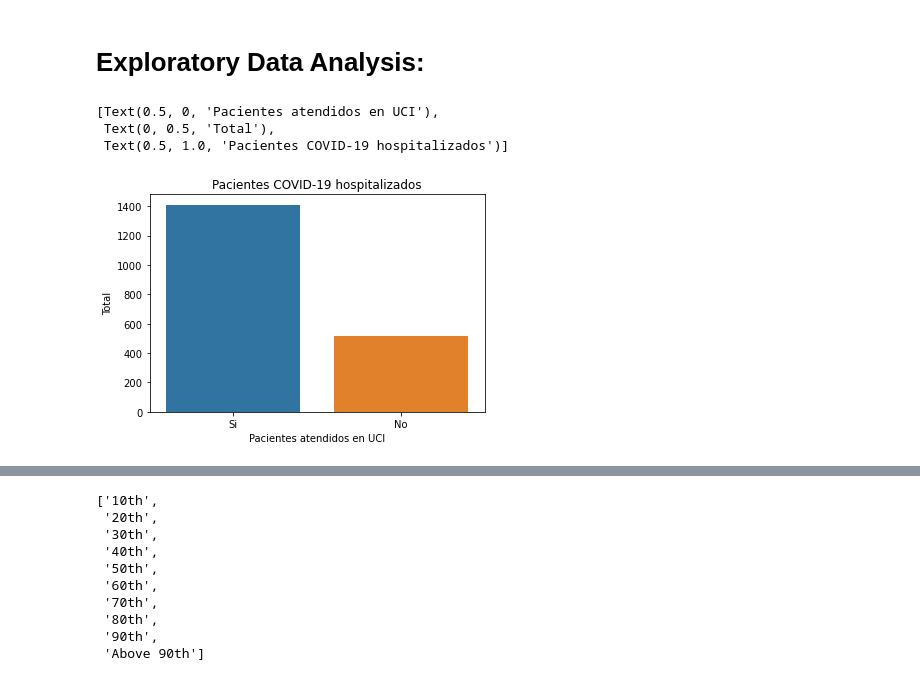
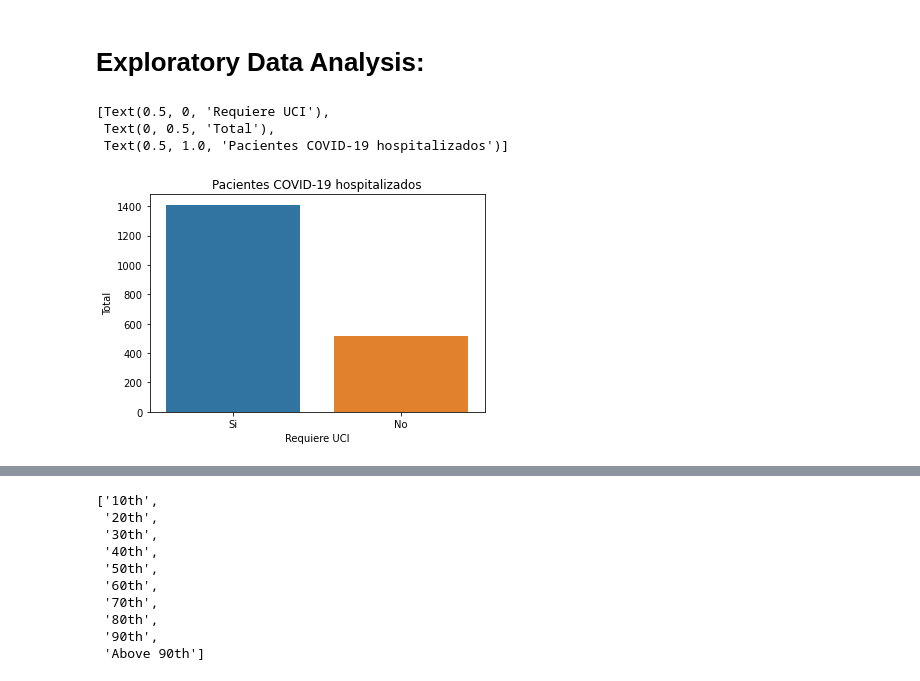
Before and after one commit to gusAGR/machine-learning-tfg, a Jupyter notebook: notebooks/Sirio_Libanes.ipynb, the cells around one changed output, grey strips where cells are left out. Cells and saved outputs as stored; diff of their text form; code cells hidden in the pictures.

```diff
--- a/notebooks/Sirio_Libanes.ipynb
+++ b/notebooks/Sirio_Libanes.ipynb
@@ -79,11 +79,11 @@ data.isnull().all(axis=1).sum()
 # %%
 ax=sns.countplot(data=data, x='ICU')
 ax.set_xticklabels(['Si', 'No'])
-ax.set(xlabel= 'Pacientes atendidos en UCI', ylabel='Total', title='Pacientes COVID-19 hospitalizados')
+ax.set(xlabel= 'Requiere UCI', ylabel='Total', title='Pacientes COVID-19 hospitalizados')
 # %% [output]
-[Text(0.5, 0, 'Pacientes atendidos en UCI'),
+[Text(0.5, 0, 'Requiere UCI'),
  Text(0, 0.5, 'Total'),
  Text(0.5, 1.0, 'Pacientes COVID-19 hospitalizados')]
-[figure, old version]
+[figure, new version]
 # %%
 ax=sns.countplot(data=data, x=data['WINDOW'], color='grey')
```
Also changed, not shown: parts of 23 cells of this notebook.
